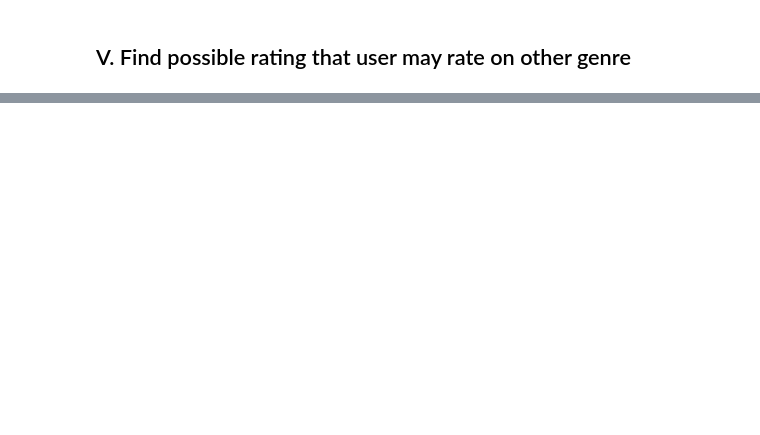
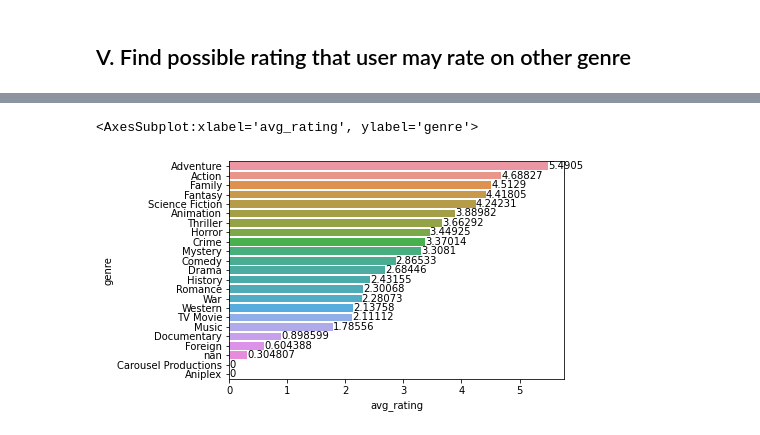
Before and after one commit to cadt-g6/movie_recommendation, a Jupyter notebook: notebooks/user_interest_analysis.ipynb, the cells around one changed output, grey strips where cells are left out. Saved outputs shown, nothing was run; the diff lists cells and outputs as text; code cells hidden in the pictures; blank space fills up the shorter version.

```diff
--- a/notebooks/user_interest_analysis.ipynb
+++ b/notebooks/user_interest_analysis.ipynb
@@ -261,0 +274,13 @@ Sentai Filmworks: 0.0
+# %%
+top_genres_dict = get_avg_rating_dict(movies_df)
+top_genres_df = pd.DataFrame(
+    columns=['genre', 'avg_rating'], data=top_genres_dict.items())
+# %%
+file_name = 'top_genres_base_on_rating'
+SeabornService(
+    x=top_genres_df['avg_rating'],
+    y=top_genres_df['genre'],
+    file_name=file_name).render()
+# %% [output]
+<AxesSubplot:xlabel='avg_rating', ylabel='genre'>
+[figure, added]
```
Also changed, not shown: parts of 10 cells of this notebook, 6 other files.
